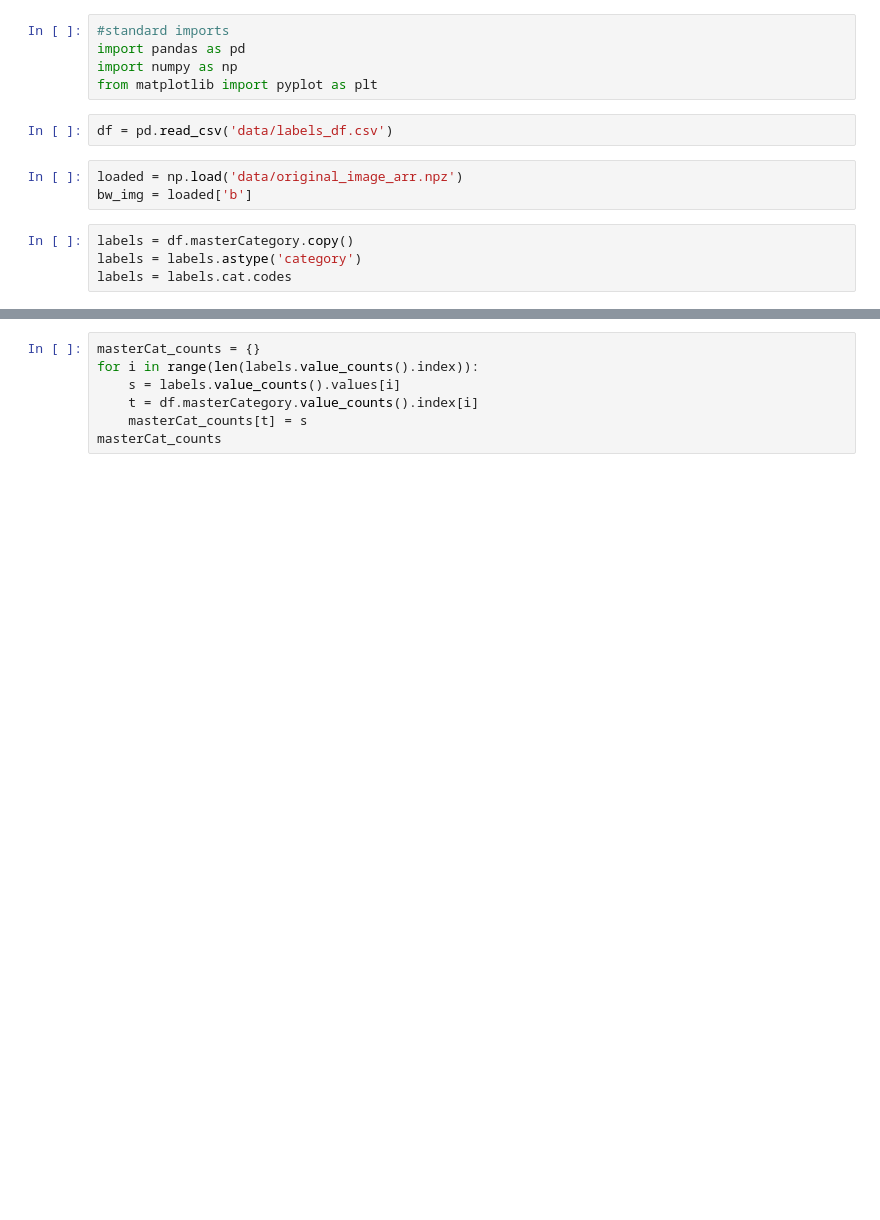
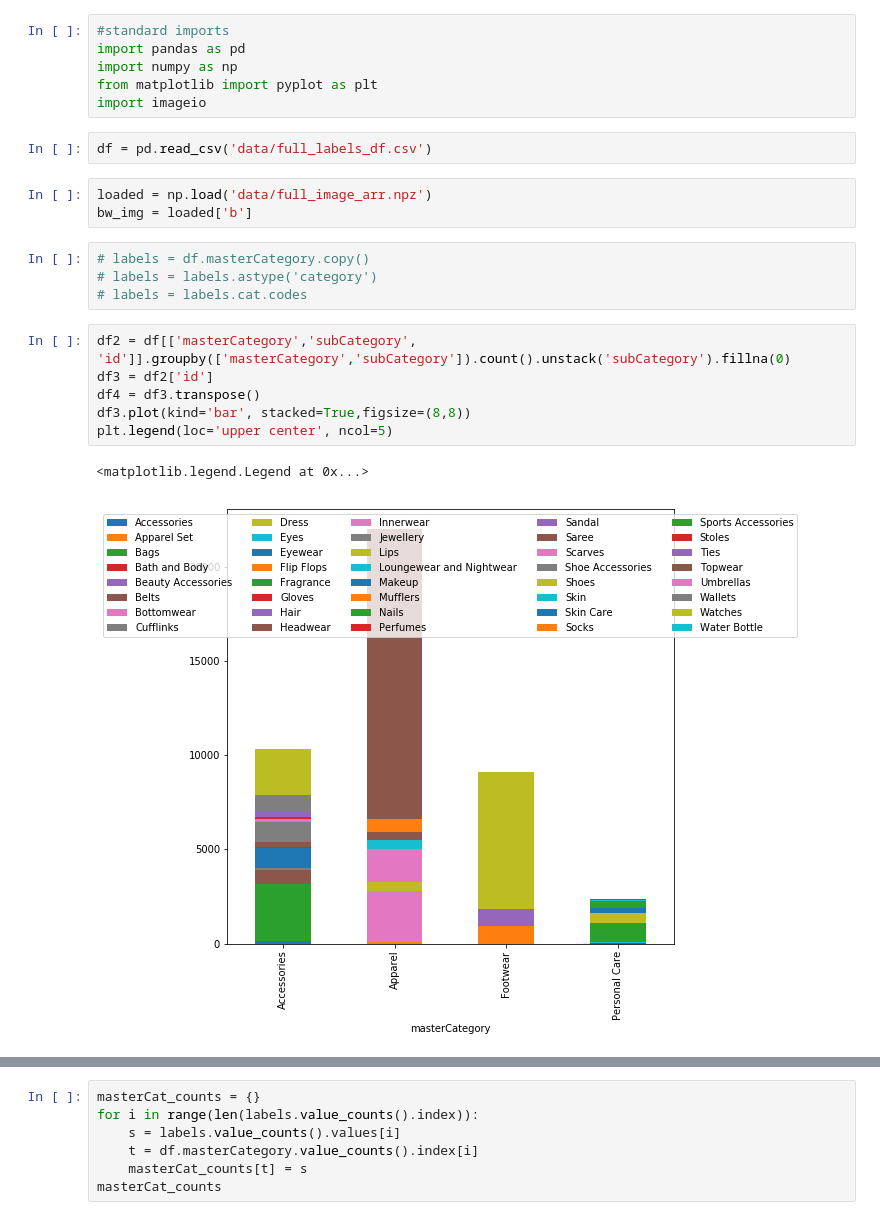
Before and after one commit to kellystroh/Inventory-Image-Classification, a Jupyter notebook: EDA.ipynb, the cells around one changed output, grey strips where cells are left out. Saved outputs shown, nothing was run; the diff lists cells and outputs as text; blank space fills up the shorter version.

Commit message:
update to EDA for slide intro graphics

```diff
--- a/EDA.ipynb
+++ b/EDA.ipynb
@@ -54,15 +54,25 @@ np.savez_compressed('data/original_image_arr', a=all_img, b=bw_img)
 import pandas as pd
 import numpy as np
 from matplotlib import pyplot as plt
+import imageio
 # %%
-df = pd.read_csv('data/labels_df.csv')
+df = pd.read_csv('data/full_labels_df.csv')
 # %%
-loaded = np.load('data/original_image_arr.npz')
+loaded = np.load('data/full_image_arr.npz')
 bw_img = loaded['b']
 # %%
-labels = df.masterCategory.copy()
-labels = labels.astype('category')
-labels = labels.cat.codes
+# labels = df.masterCategory.copy()
+# labels = labels.astype('category')
+# labels = labels.cat.codes
+# %%
+df2 = df[['masterCategory','subCategory', 'id']].groupby(['masterCategory','subCategory']).count().unstack('subCategory').fillna(0)
+df3 = df2['id']
+df4 = df3.transpose()
+df3.plot(kind='bar', stacked=True,figsize=(8,8))
+plt.legend(loc='upper center', ncol=5)
+# %% [output]
+<matplotlib.legend.Legend at 0x...>
+[figure, added]
 # %%
 masterCat_codes = {}
 for i in range(len(labels.value_counts().index)):
```
Also changed, not shown: parts of 8 cells of this notebook, 1 other file.
